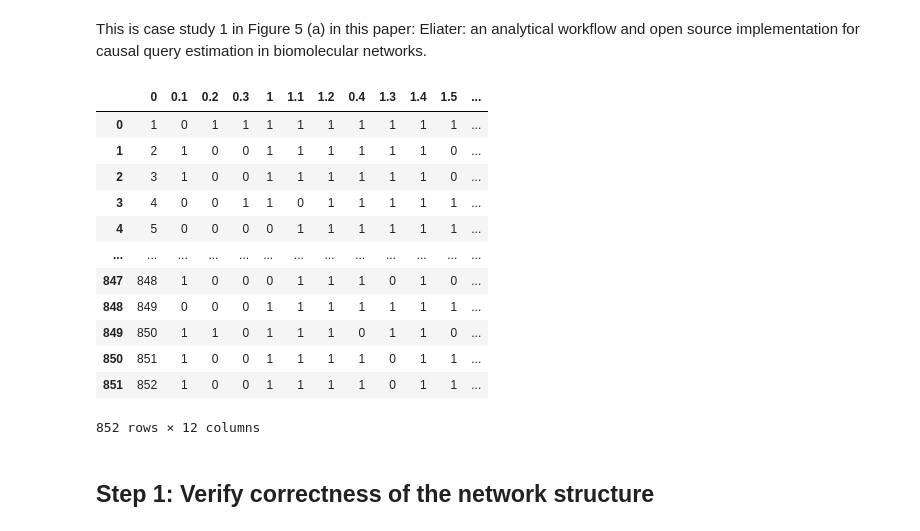
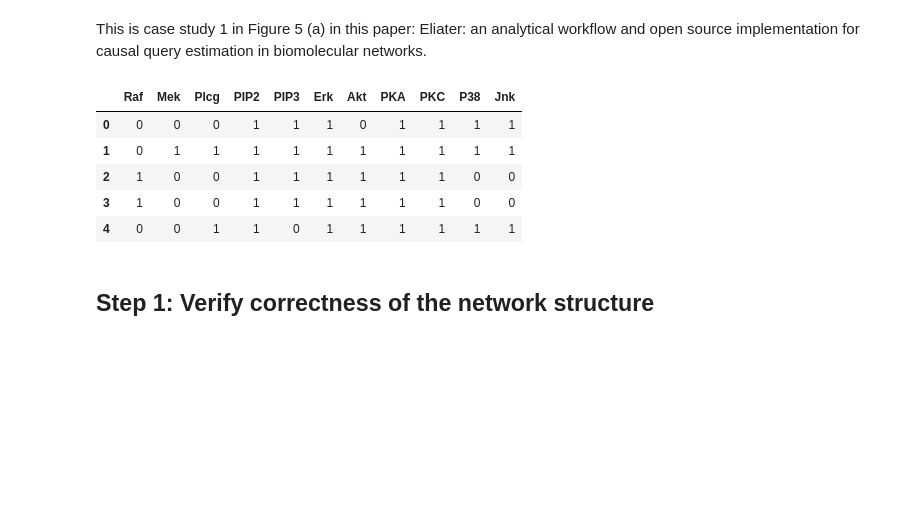
Before and after one commit to y0-causal-inference/eliater, a Jupyter notebook: notebooks/Case_study1_The_Tsignaling_pathway.ipynb, the cells around one changed output. Saved outputs shown, nothing was run; the diff lists cells and outputs as text; code cells hidden in the pictures; blank space fills up the shorter version.

```diff
--- a/notebooks/Case_study1_The_Tsignaling_pathway.ipynb
+++ b/notebooks/Case_study1_The_Tsignaling_pathway.ipynb
@@ -23,24 +39,18 @@ graph1 = NxMixedGraph.from_str_adj(
 # %%
 # Get the data
+# TODO: Change from local path to Github url
 data = pd.read_csv(
-    "~/Github/eliater/src/eliater/data/sachs_discretized_2bin.csv",
-    index_col=False,
+    "C:\\Users\\pnava\\PycharmProjects\\eliater\\src\\eliater\\data\\sachs_discretized_2bin.csv",
+    index_col=0
 )
-data
+data.head()
 # %% [output]
-|  | 0 | 0.1 | 0.2 | 0.3 | 1 | 1.1 | 1.2 | 0.4 | 1.3 | 1.4 | 1.5 | ... |
-| 0 | 1 | 0 | 1 | 1 | 1 | 1 | 1 | 1 | 1 | 1 | 1 | ... |
-| 1 | 2 | 1 | 0 | 0 | 1 | 1 | 1 | 1 | 1 | 1 | 0 | ... |
-| 2 | 3 | 1 | 0 | 0 | 1 | 1 | 1 | 1 | 1 | 1 | 0 | ... |
-| 3 | 4 | 0 | 0 | 1 | 1 | 0 | 1 | 1 | 1 | 1 | 1 | ... |
-| 4 | 5 | 0 | 0 | 0 | 0 | 1 | 1 | 1 | 1 | 1 | 1 | ... |
-| ... | ... | ... | ... | ... | ... | ... | ... | ... | ... | ... | ... | ... |
-| 847 | 848 | 1 | 0 | 0 | 0 | 1 | 1 | 1 | 0 | 1 | 0 | ... |
-| 848 | 849 | 0 | 0 | 0 | 1 | 1 | 1 | 1 | 1 | 1 | 1 | ... |
-| 849 | 850 | 1 | 1 | 0 | 1 | 1 | 1 | 0 | 1 | 1 | 0 | ... |
-| 850 | 851 | 1 | 0 | 0 | 1 | 1 | 1 | 1 | 0 | 1 | 1 | ... |
-| 851 | 852 | 1 | 0 | 0 | 1 | 1 | 1 | 1 | 0 | 1 | 1 | ... |
+|  | Raf | Mek | Plcg | PIP2 | PIP3 | Erk | Akt | PKA | PKC | P38 | Jnk |
+| 0 | 0 | 0 | 0 | 1 | 1 | 1 | 0 | 1 | 1 | 1 | 1 |
+| 1 | 0 | 1 | 1 | 1 | 1 | 1 | 1 | 1 | 1 | 1 | 1 |
+| 2 | 1 | 0 | 0 | 1 | 1 | 1 | 1 | 1 | 1 | 0 | 0 |
+| 3 | 1 | 0 | 0 | 1 | 1 | 1 | 1 | 1 | 1 | 0 | 0 |
+| 4 | 0 | 0 | 1 | 1 | 0 | 1 | 1 | 1 | 1 | 1 | 1 |
-852 rows × 12 columns
 # %% [markdown]
 ## Step 1: Verify correctness of the network structure
 # %%
```
Also changed, not shown: parts of 19 cells of this notebook, 6 other files.
